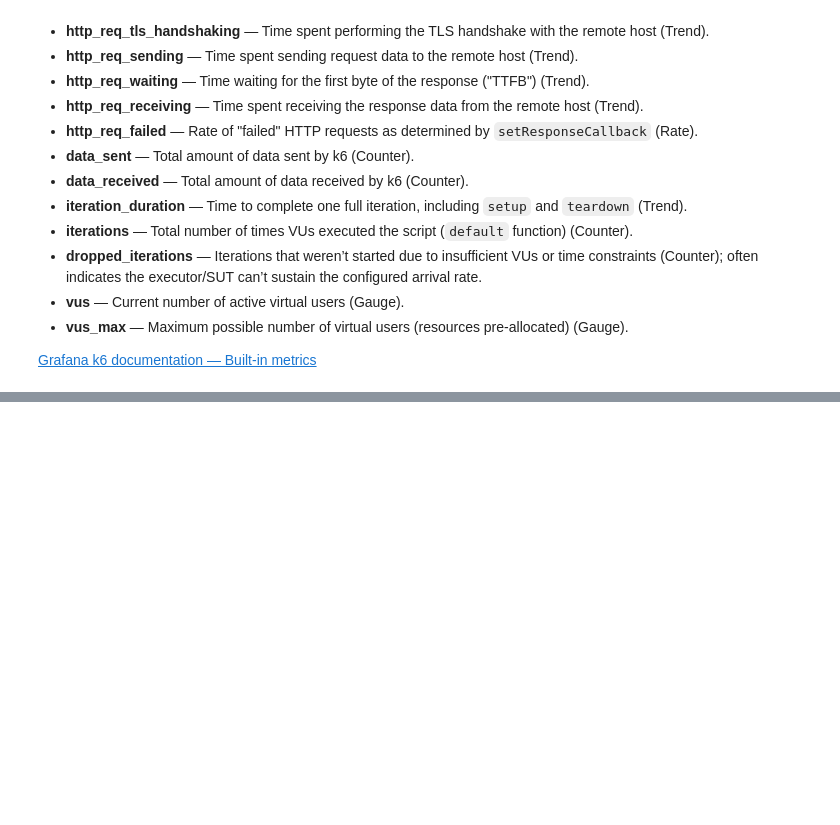
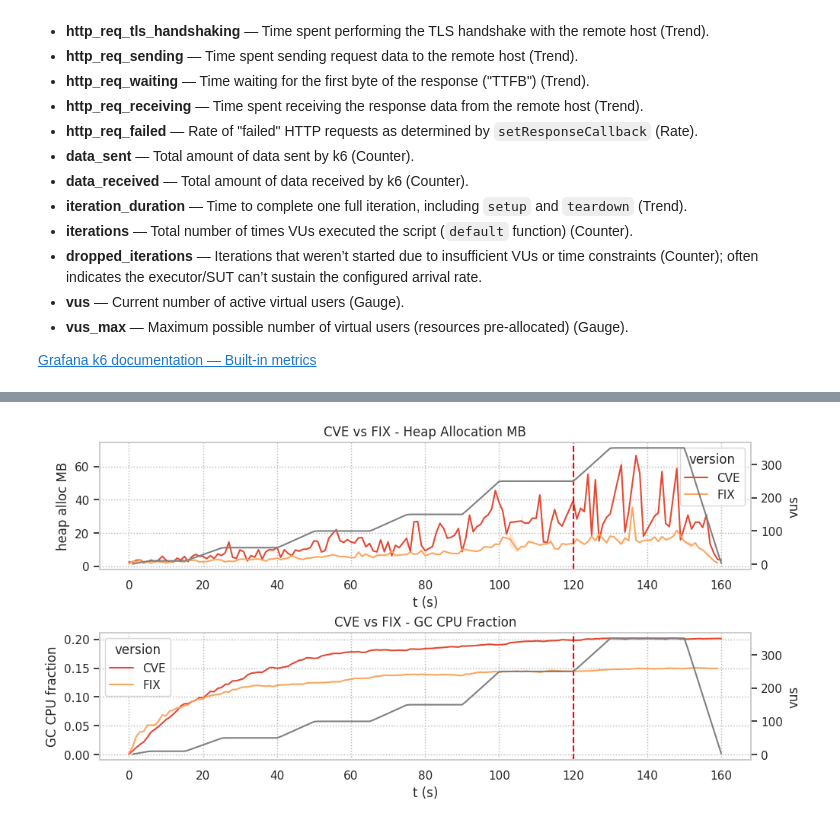
Before and after one commit to cyber-sec-itmo/playground, a Jupyter notebook: stresstest/playbook/compare-gojwt.ipynb, the cells around one changed output, grey strips where cells are left out. Drawn from its saved outputs; the diff is of its cells as text; code cells hidden in the pictures; blank space fills up the shorter version.

```diff
--- a/stresstest/playbook/compare-gojwt.ipynb
+++ b/stresstest/playbook/compare-gojwt.ipynb
@@ -178,9 +249,9 @@ def rpw(df: pd.DataFrame, window_sec: int = 1) -> pd.DataFrame:
     out['t'] = out['window'] * window_sec
     return out
 
-df_rps_cve = rpw(df_cve_norm, window_sec=1)
-df_rps_fixed = rpw(df_fixed_norm, window_sec=1)
+df_rampvus_rpw_cve = rpw(df_cve_rampvus_norm, window_sec=1)
+df_rampvus_rpw_fix = rpw(df_fix_rampvus_norm, window_sec=1)
 
-print(f"{df_rps_cve.shape} - CVE RPS data shape")
-print(f"{df_rps_fixed.shape} - Fixed RPS data shape")
+print(f"{df_rampvus_rpw_cve.shape} - CVE RPW rampvus data shape")
+print(f"{df_rampvus_rpw_fix.shape} - FIX RPW rampvus data shape")
 # %% [output]
@@ -327,0 +467,44 @@ plt.show()
+# %%
+df_cve_plot = df_cve[['t', 'heap_alloc_mb', 'gc_cpu_fraction']].copy()
+df_cve_plot['version'] = "CVE"
+df_fix_plot = df_fix[['t', 'heap_alloc_mb', 'gc_cpu_fraction']].copy()
+df_fix_plot['version'] = "FIX"
+df_combined = pd.concat([df_cve_plot, df_fix_plot], ignore_index=True)
+# %%
+fig, axs = plt.subplots(2, 1, figsize=(10, 5), constrained_layout=True)
+
+sns.lineplot(data=df_combined, x="t", y="heap_alloc_mb", hue="version", ax=axs[0])
+sns.lineplot(data=df_combined, x="t", y="gc_cpu_fraction", hue="version", ax=axs[1])
+
+# Show saturation start
+if cve_win5_sat['t_start'] is not None:
+    axs[0].axvline(cve_win5_sat['t_start'], linestyle="--", color="red", label="CVE saturation start")
+    axs[1].axvline(cve_win5_sat['t_start'], linestyle="--", color="red", label="CVE saturation start")
+
+if fix_win5_sat['t_start'] is not None:
+    axs[0].axvline(fix_win5_sat['t_start'], linestyle="--", color="orange", label="FIX saturation start")
+    axs[1].axvline(fix_win5_sat['t_start'], linestyle="--", color="orange", label="FIX saturation start")
+
+m_cve = df_cve_rampvus_norm['metric_name'].isin(["vus"])
+m_fix = df_fix_rampvus_norm['metric_name'].isin(["vus"])
+
+ax0_twin = axs[0].twinx()
+sns.lineplot(df_cve_rampvus_norm.loc[m_cve], x="t", y="metric_value", ax=ax0_twin, color="gray", label="vus", linestyle="-", legend=False)
+ax0_twin.grid(axis='y', visible=False)
+ax0_twin.set_ylabel("vus")
+
+ax1_twin = axs[1].twinx()
+sns.lineplot(df_cve_rampvus_norm.loc[m_cve], x="t", y="metric_value", ax=ax1_twin, color="gray", label="vus", linestyle="-", legend=False)
+ax1_twin.grid(axis='y', visible=False)
+ax1_twin.set_ylabel("vus")
+
+axs[0].set_title(f"CVE vs FIX - Heap Allocation MB")
+axs[0].set_xlabel("t (s)")
+axs[0].set_ylabel("heap alloc MB")
+axs[1].set_title(f"CVE vs FIX - GC CPU Fraction")
+axs[1].set_xlabel("t (s)")
+axs[1].set_ylabel("GC CPU fraction")
+
+plt.show()
+# %% [output]
+[figure, added]
```
Also changed, not shown: parts of 16 cells of this notebook, 2 other files.
